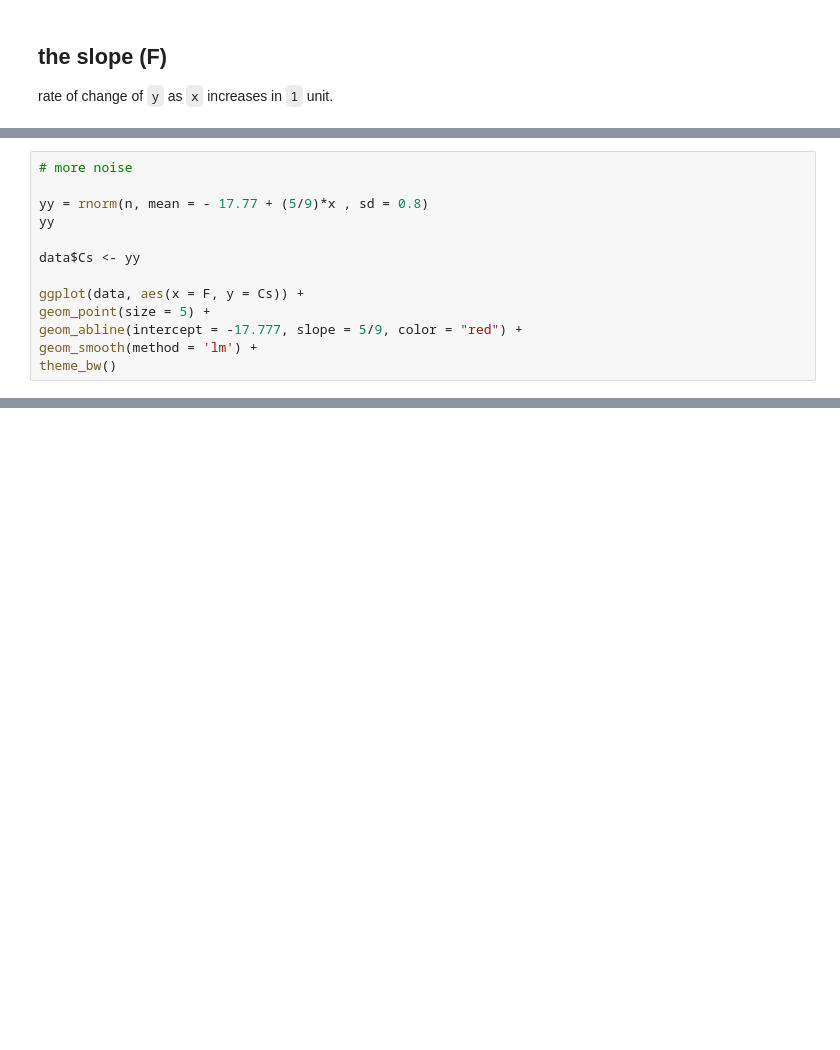
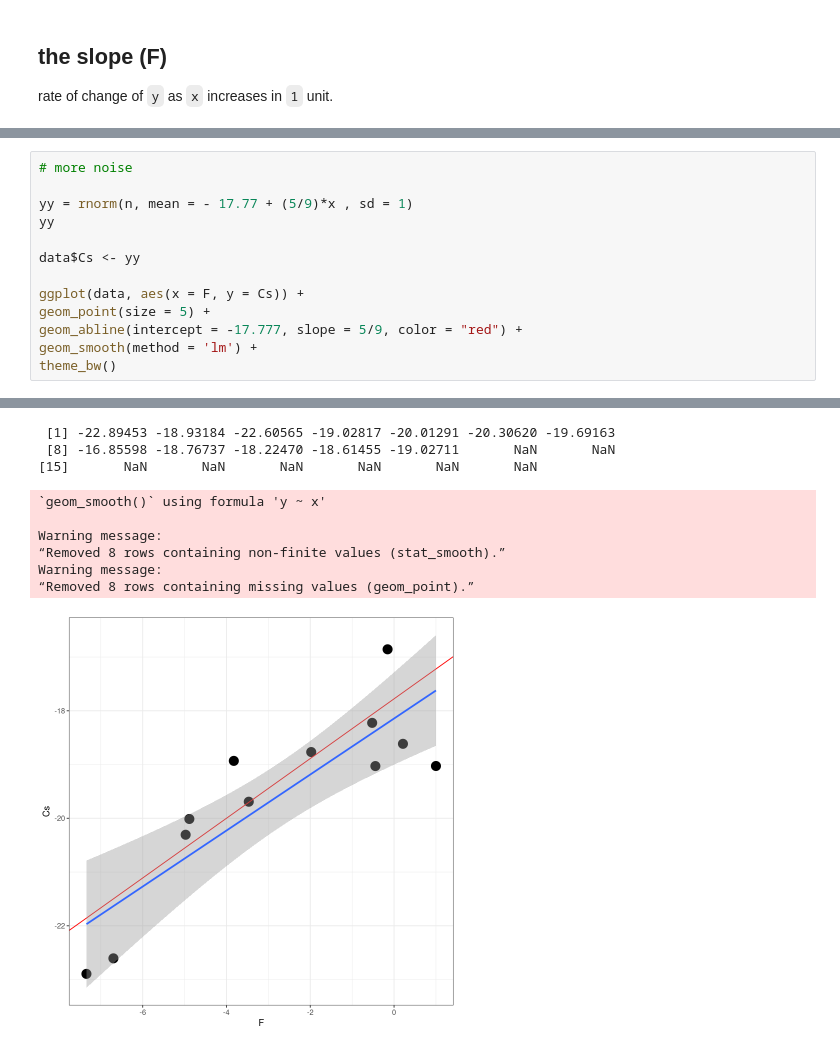
Before and after one commit to JaimeMAnayaRojas/Intro_Bayesian_Stats, a Jupyter notebook: Getting_started/04- Data Analisis (Introduction to Statistics).ipynb, the cells around one changed output, grey strips where cells are left out. Saved outputs shown, nothing was run; the diff lists cells and outputs as text; blank space fills up the shorter version.

```diff
--- a/Getting_started/04- Data Analisis (Introduction to Statistics).ipynb
+++ b/Getting_started/04- Data Analisis (Introduction to Statistics).ipynb
@@ -82,7 +171,7 @@ theme_bw()
 # %%
 # more noise
 
-yy = rnorm(n, mean = - 17.77 + (5/9)*x , sd = 0.8)
+yy = rnorm(n, mean = - 17.77 + (5/9)*x , sd = 1)
 yy
 
 data$Cs <- yy
@@ -92,3 +181,4 @@ geom_point(size = 5) +
 geom_abline(intercept = -17.777, slope = 5/9, color = "red") +
 geom_smooth(method = 'lm') +
 theme_bw()
+# %% [output]
@@ -94,0 +187,10 @@ theme_bw()
+ [1] -22.89453 -18.93184 -22.60565 -19.02817 -20.01291 -20.30620 -19.69163
+ [8] -16.85598 -18.76737 -18.22470 -18.61455 -19.02711       NaN       NaN
+[15]       NaN       NaN       NaN       NaN       NaN       NaN
+`geom_smooth()` using formula 'y ~ x'
+
+Warning message:
+“Removed 8 rows containing non-finite values (stat_smooth).”
+Warning message:
+“Removed 8 rows containing missing values (geom_point).”
+[figure, added]
```
Also changed, not shown: parts of 29 cells of this notebook, 4 other files.
